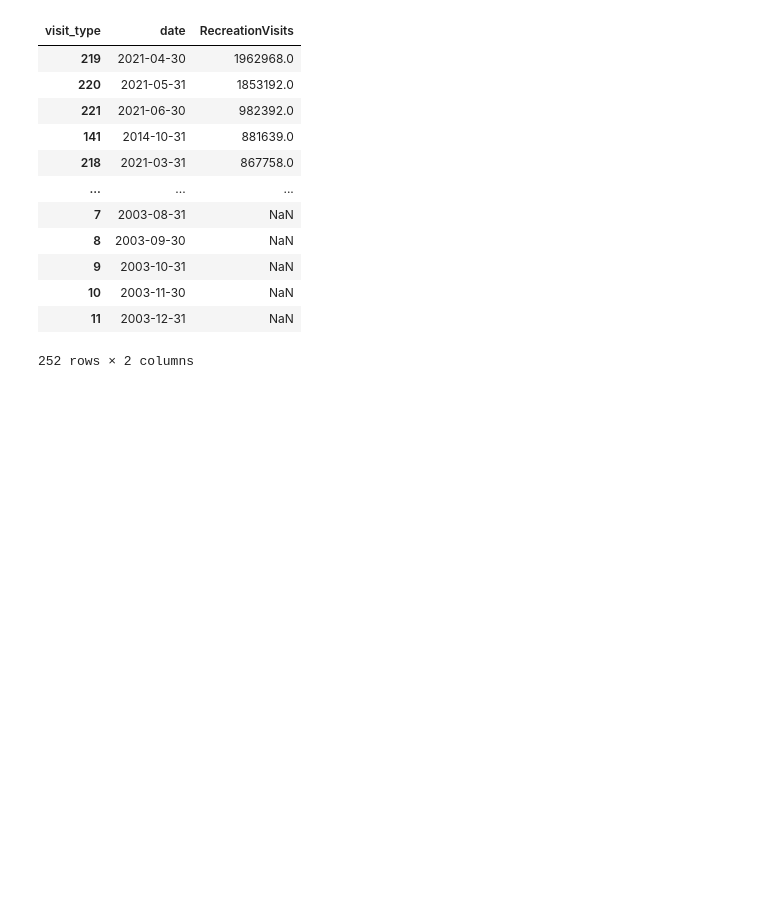
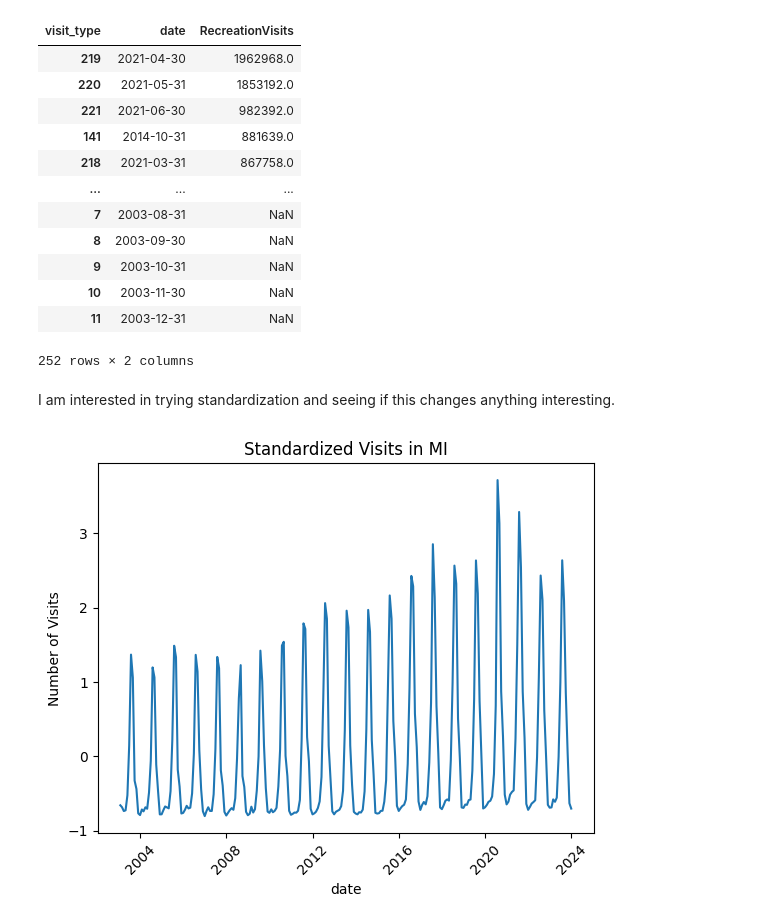
Before and after one commit to scmcqueen/NationalParksDataMining, a Jupyter notebook: state_similarity.ipynb, the cells around one changed output. Drawn from its saved outputs; the diff is of its cells as text; code cells hidden in the pictures; blank space fills up the shorter version.

```diff
--- a/state_similarity.ipynb
+++ b/state_similarity.ipynb
@@ -200,3 +202,17 @@ mi_diff[['date','RecreationVisits']].sort_values('RecreationVisits',ascending=Fa
 | 10 | 2003-11-30 | NaN |
 | 11 | 2003-12-31 | NaN |
 252 rows × 2 columns
+# %% [markdown]
+I am interested in trying standardization and seeing if this changes anything interesting.
+# %%
+mi_y=visit_data[visit_data.state_2=='MI'].groupby(['date','visit_type'])['number_of_visits'].sum().reset_index()
+mi_y=mi_y[mi_y.visit_type =='RecreationVisits']
+mi_y['standard_visits']=mi_y['number_of_visits'].apply(lambda z: (z-mi_y['number_of_visits'].mean())/mi_y['number_of_visits'].std())
+
+ax = sns.lineplot(mi_y,x='date',y='standard_visits')
+plt.title(f'Standardized Visits in MI')
+plt.ylabel('Number of Visits')
+_ = plt.tick_params(axis='x',rotation=45)
+plt.show()
+# %% [output]
+[figure, added]
```
Also changed, not shown: parts of 8 cells of this notebook.
